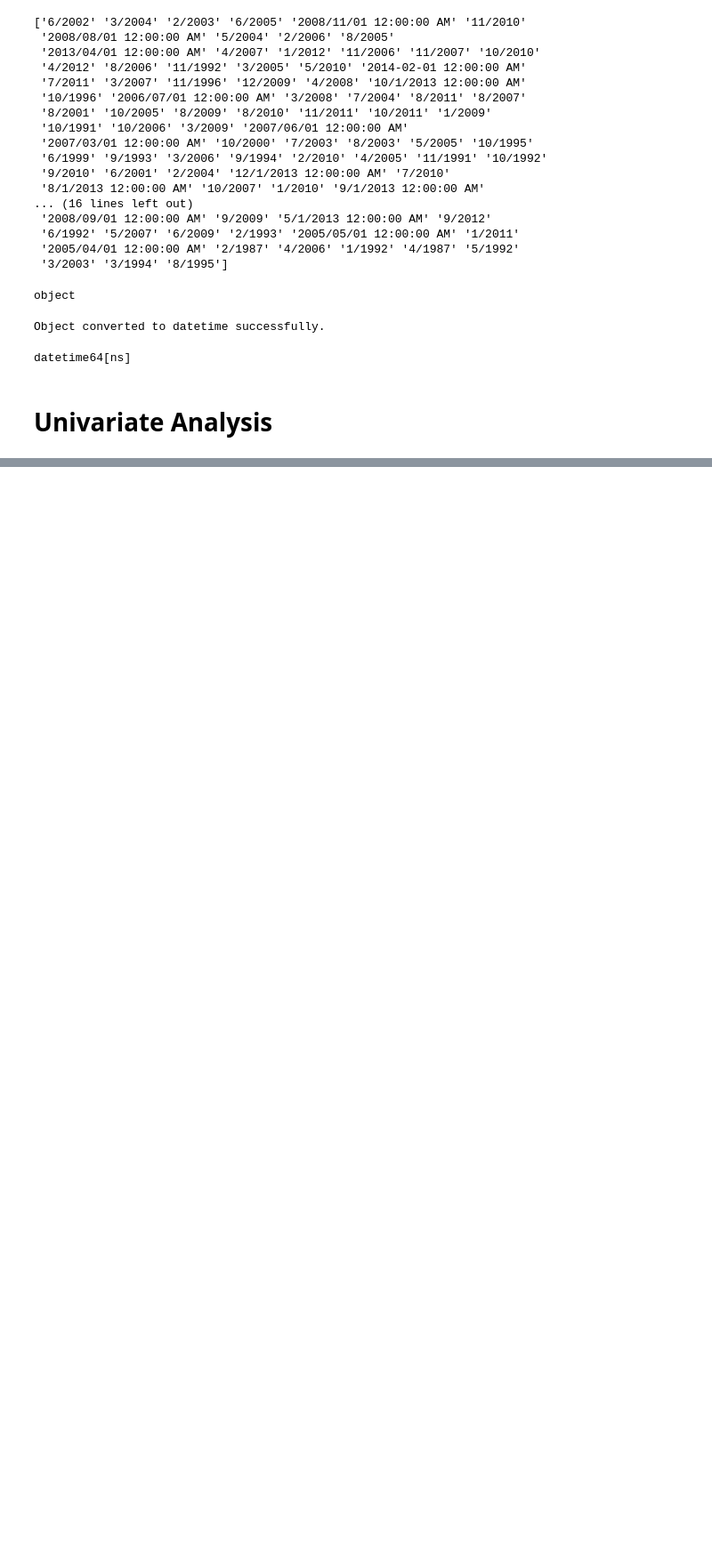
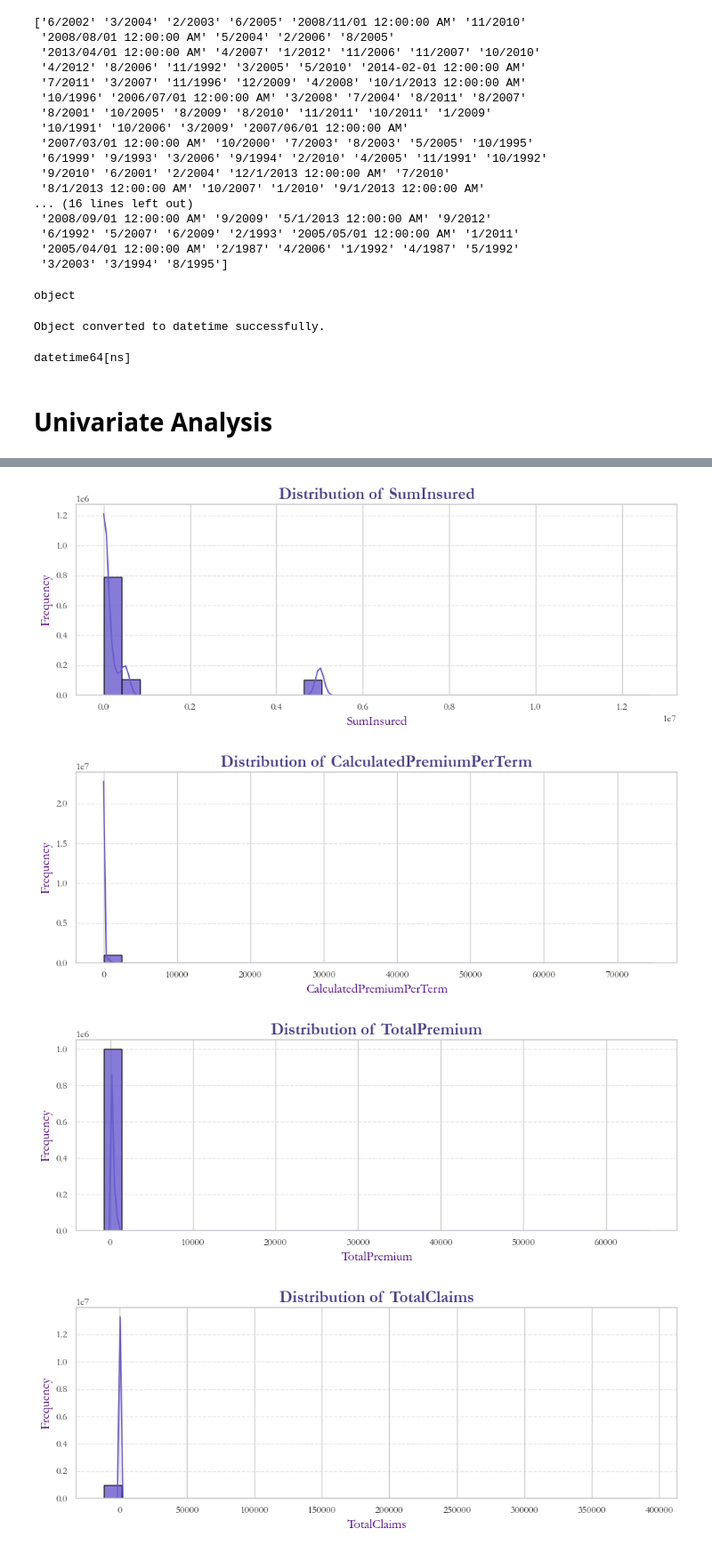
Before and after one commit to Amen-Zelealem/AlphaCare-Insurance-Analytics, a Jupyter notebook: notebooks/EDA_Analysis.ipynb, the cells around one changed output, grey strips where cells are left out. Shown at 89% size. Drawn from its saved outputs; the diff is of its cells as text; code cells hidden in the pictures; blank space fills up the shorter version.

Commit message:
Univariate Analysis

```diff
--- a/notebooks/EDA_Analysis.ipynb
+++ b/notebooks/EDA_Analysis.ipynb
@@ -389,0 +408,32 @@ datetime64[ns]
+# %%
+# Create an instance of the DataVisualizer class
+visualizer = DataVisualizer(df)
+
+# Define lists for numerical and categorical columns
+numerical_columns = [
+    'SumInsured',
+    'CalculatedPremiumPerTerm',
+    'TotalPremium',
+    'TotalClaims'
+]
+
+categorical_columns = [
+    'LegalType',
+    'Bank',
+    'AccountType',
+    'MaritalStatus',
+    'Gender',
+    'Province',
+    'VehicleType',
+    'AlarmImmobiliser',
+    'TrackingDevice',
+    'Product'
+]
+
+# Perform univariate analysis on both numerical and categorical columns
+visualizer.univariate_analysis(numerical_columns, categorical_columns)
+# %% [output]
+[figure, added]
+[figure, added]
+[figure, added]
+[figure, added]
```
Also changed, not shown: parts of 7 cells of this notebook.
